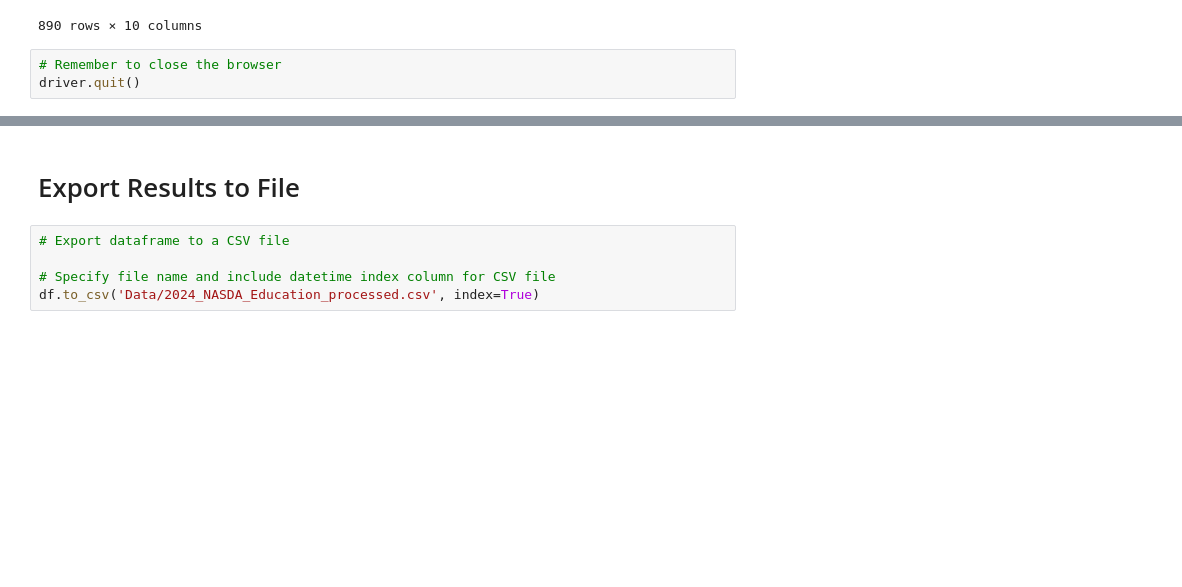
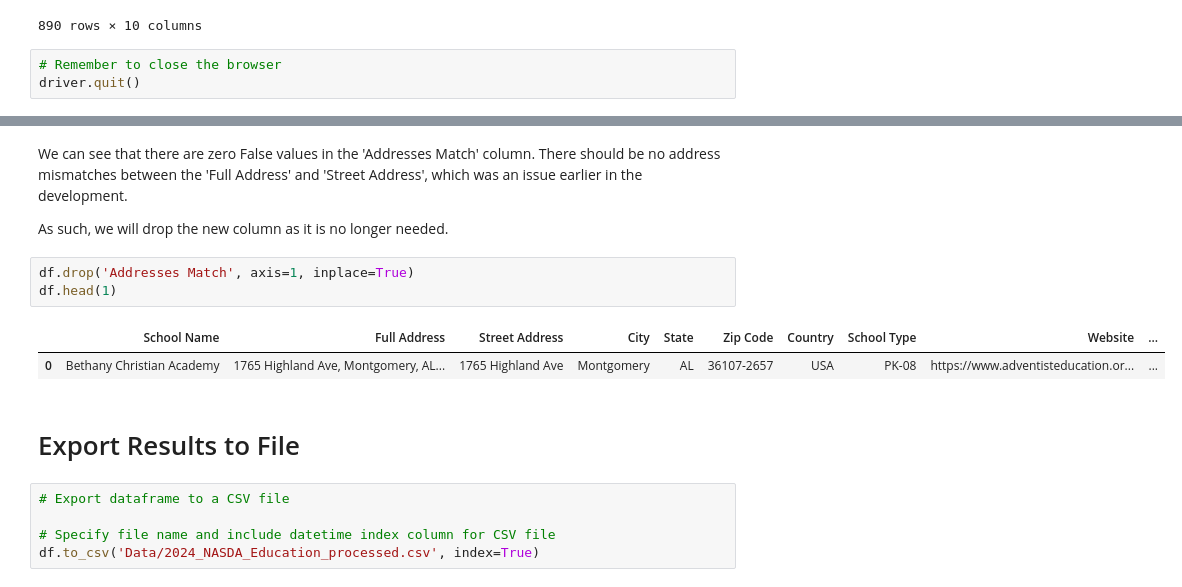
Before and after one commit to whitefreeze/SDANAD-Education, a Jupyter notebook: Scraping.ipynb, the cells around one changed output, grey strips where cells are left out. Drawn from its saved outputs; the diff is of its cells as text; blank space fills up the shorter version.

```diff
--- a/Scraping.ipynb
+++ b/Scraping.ipynb
@@ -193,3 +212,13 @@ driver.quit()
+# %% [markdown]
+We can see that there are zero False values in the 'Addresses Match' column. There should be no address mismatches between the 'Full Address' and 'Street Address', which was an issue earlier in the development.
+
+As such, we will drop the new column as it is no longer needed.
+# %%
+df.drop('Addresses Match', axis=1, inplace=True)
+df.head(1)
+# %% [output]
+|  | School Name | Full Address | Street Address | City | State | Zip Code | Country | School Type | Website | ... |
+| 0 | Bethany Christian Academy | 1765 Highland Ave, Montgomery, AL... | 1765 Highland Ave | Montgomery | AL | 36107-2657 | USA | PK-08 | https://www.adventisteducation.or... | ... |
 # %% [markdown]
 # Export Results to File
 # %%
```
Also changed, not shown: parts of 32 cells of this notebook, 1 other file.
